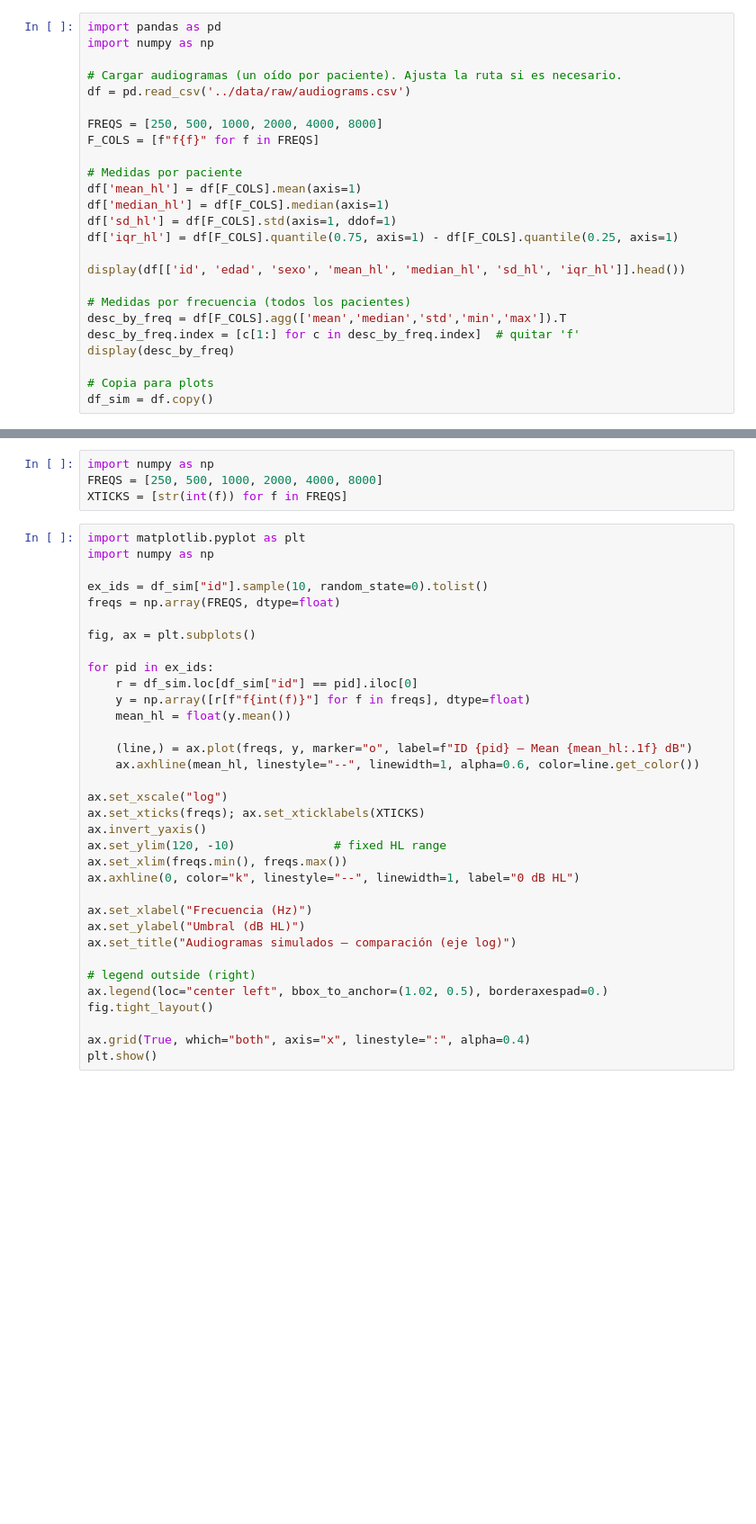
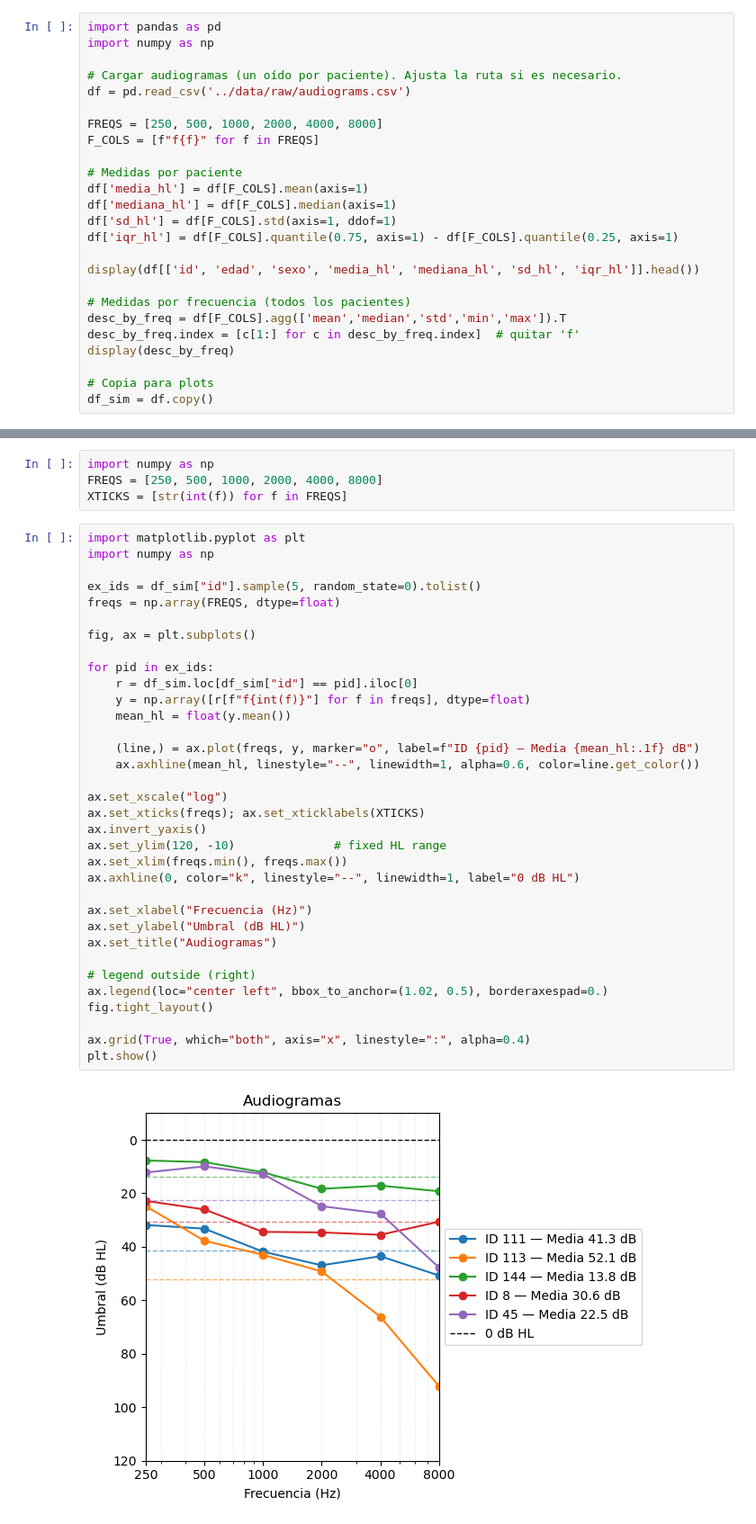
Before and after one commit to tomgajecki/curso-ia-audiologia-2026, a Jupyter notebook: notebooks/01_intro_ia_audiologia.ipynb, the cells around one changed output, grey strips where cells are left out. Shown: that part at 90% size. Saved outputs shown, nothing was run; the diff lists cells and outputs as text; blank space fills up the shorter version.

```diff
--- a/notebooks/01_intro_ia_audiologia.ipynb
+++ b/notebooks/01_intro_ia_audiologia.ipynb
@@ -137,12 +61,12 @@ FREQS = [250, 500, 1000, 2000, 4000, 8000]
 F_COLS = [f"f{f}" for f in FREQS]
 
 # Medidas por paciente
-df['mean_hl'] = df[F_COLS].mean(axis=1)
-df['median_hl'] = df[F_COLS].median(axis=1)
+df['media_hl'] = df[F_COLS].mean(axis=1)
+df['mediana_hl'] = df[F_COLS].median(axis=1)
 df['sd_hl'] = df[F_COLS].std(axis=1, ddof=1)
 df['iqr_hl'] = df[F_COLS].quantile(0.75, axis=1) - df[F_COLS].quantile(0.25, axis=1)
 
-display(df[['id', 'edad', 'sexo', 'mean_hl', 'median_hl', 'sd_hl', 'iqr_hl']].head())
+display(df[['id', 'edad', 'sexo', 'media_hl', 'mediana_hl', 'sd_hl', 'iqr_hl']].head())
 
 # Medidas por frecuencia (todos los pacientes)
 desc_by_freq = df[F_COLS].agg(['mean','median','std','min','max']).T
@@ -159,33 +97,35 @@ XTICKS = [str(int(f)) for f in FREQS]
 import matplotlib.pyplot as plt
 import numpy as np
 
-ex_ids = df_sim["id"].sample(10, random_state=0).tolist()
+ex_ids = df_sim["id"].sample(5, random_state=0).tolist()
 freqs = np.array(FREQS, dtype=float)
 
 fig, ax = plt.subplots()
 
 for pid in ex_ids:
     r = df_sim.loc[df_sim["id"] == pid].iloc[0]
     y = np.array([r[f"f{int(f)}"] for f in freqs], dtype=float)
     mean_hl = float(y.mean())
 
-    (line,) = ax.plot(freqs, y, marker="o", label=f"ID {pid} — Mean {mean_hl:.1f} dB")
+    (line,) = ax.plot(freqs, y, marker="o", label=f"ID {pid} — Media {mean_hl:.1f} dB")
     ax.axhline(mean_hl, linestyle="--", linewidth=1, alpha=0.6, color=line.get_color())
 
 ax.set_xscale("log")
 ax.set_xticks(freqs); ax.set_xticklabels(XTICKS)
 ax.invert_yaxis()
 ax.set_ylim(120, -10)              # fixed HL range
 ax.set_xlim(freqs.min(), freqs.max())
 ax.axhline(0, color="k", linestyle="--", linewidth=1, label="0 dB HL")
 
 ax.set_xlabel("Frecuencia (Hz)")
 ax.set_ylabel("Umbral (dB HL)")
-ax.set_title("Audiogramas simulados — comparación (eje log)")
+ax.set_title("Audiogramas")
 
 # legend outside (right)
 ax.legend(loc="center left", bbox_to_anchor=(1.02, 0.5), borderaxespad=0.)
 fig.tight_layout()
 
 ax.grid(True, which="both", axis="x", linestyle=":", alpha=0.4)
 plt.show()
+# %% [output]
+[figure, added]
```
Also changed, not shown: parts of 5 cells of this notebook.
